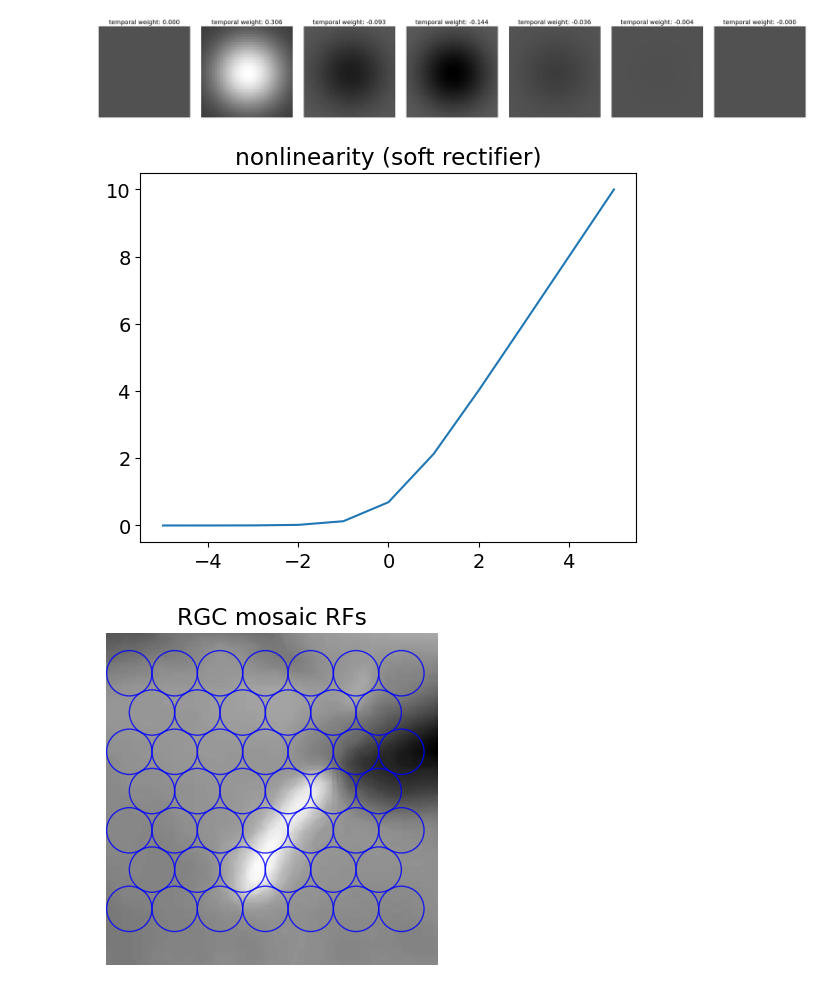
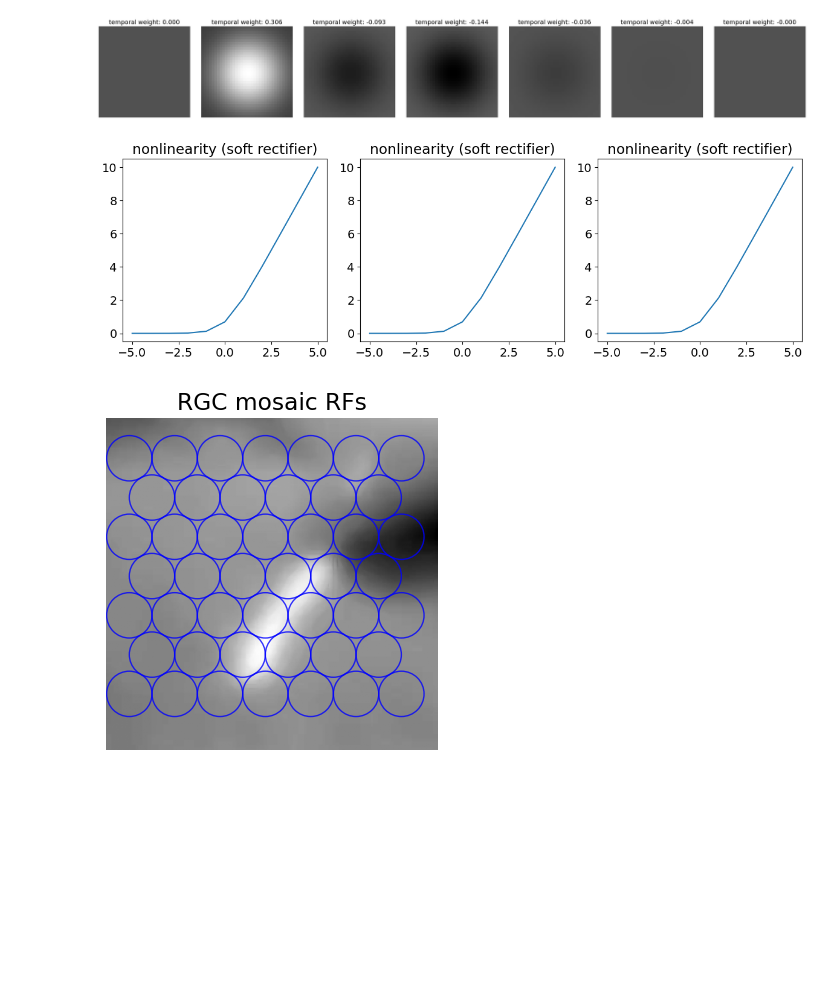
Before and after one commit to jzlab/LNP_LN_LN_Models, a Jupyter notebook: sk_testing.ipynb, the cells around one changed output. Saved outputs shown, nothing was run; the diff lists cells and outputs as text; code cells hidden in the pictures; blank space fills up the shorter version.

```diff
--- a/sk_testing.ipynb
+++ b/sk_testing.ipynb
@@ -13,7 +13,7 @@ u.check_gpus()
 # %% [output]
 GPUs present?   False   0
 # %%
-video, fps = u.read_video("/Users/sakinkirti/Programming/ucla/zylberberg-lab/LNP_LN_LN_Models/lnp_naturalmovies/Video_2.mp4")
+video, fps = u.read_video("lnp_naturalmovies/Video_2.mp4")
 print(fps)
 
 # let's crop (256, 256) patches
@@ -114,12 +114,22 @@ plt.show()
 # %%
 # the nonlinearity
 x = np.arange(-5, 6)
-plt.plot(x, test_model.nonlinearity(torch.Tensor(x)))
-plt.title("nonlinearity (soft rectifier)")
 
+fig, ax = plt.subplots(1, 3, figsize=(12, 4))
+
+ax[0].plot(x, test_model.nonlinearity(torch.Tensor(x)))
+ax[0].set_title("nonlinearity (soft rectifier)")
+
+ax[1].plot(x, test_model.nonlinearity(torch.Tensor(x)))
+ax[1].set_title("nonlinearity (soft rectifier)")
+
+ax[2].plot(x, test_model.nonlinearity(torch.Tensor(x)))
+ax[2].set_title("nonlinearity (soft rectifier)")
+
+fig.set_tight_layout(True)
 plt.show()
 # %% [output]
-[figure, old version]
+[figure, new version]
 # %%
 fig, ax = plt.subplots(1, 1, figsize=(4, 4))
 
```
Also changed, not shown: parts of 5 cells of this notebook, 1 other file.
